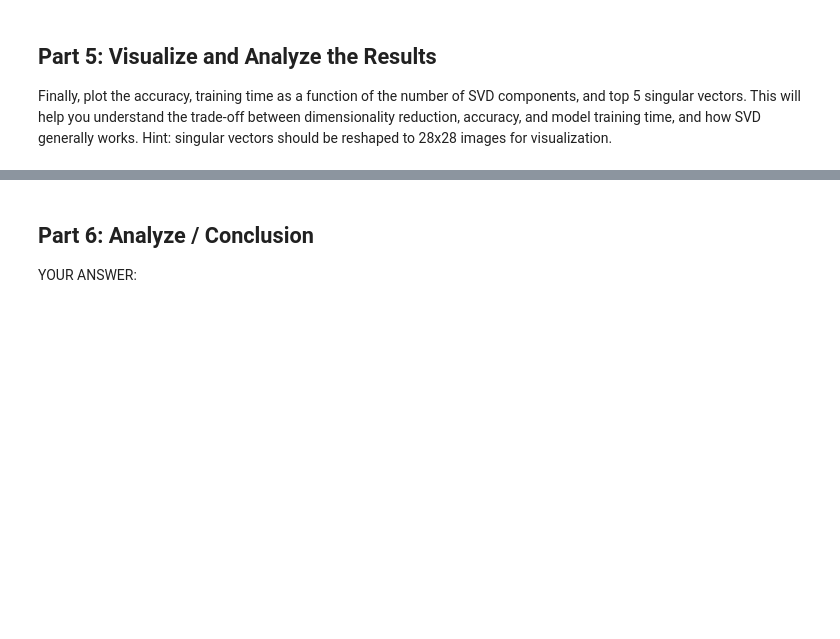
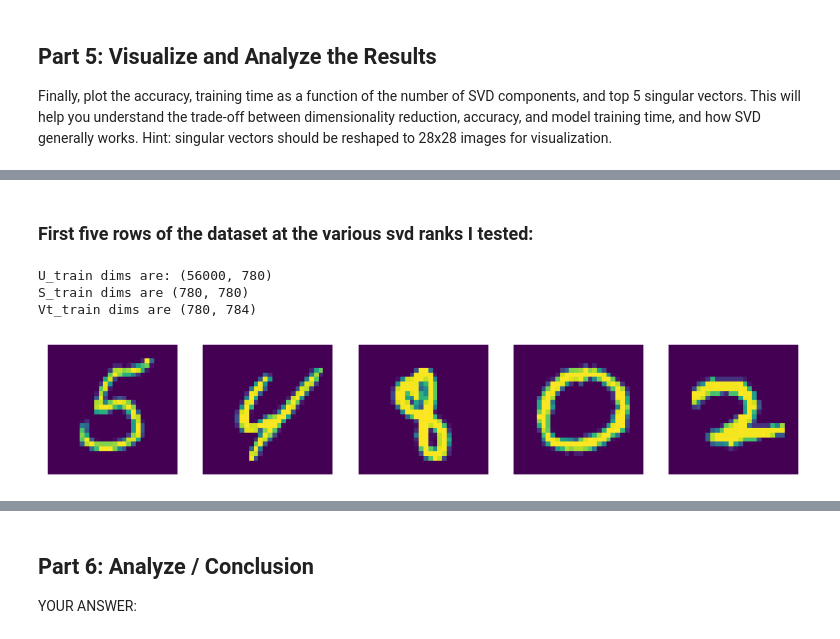
Before and after one commit to pd03-cs-506/pd03-assignment-3, a Jupyter notebook: assignment3.ipynb, the cells around one changed output, grey strips where cells are left out. Saved outputs shown, nothing was run; the diff lists cells and outputs as text; code cells hidden in the pictures; blank space fills up the shorter version.

```diff
--- a/assignment3.ipynb
+++ b/assignment3.ipynb
@@ -45,3 +46,8 @@ X_train, X_test, y_train, y_test = train_test_split(X, y, test_size=0.2, random_
 Loading MNIST dataset...
 # %% [markdown]
 ## Part 2: Implement SVD for Dimensionality Reduction
+# %%
+def get_A_t_A(dataset):
+    A_transpose = np.transpose(dataset)
+    A_t_A = np.dot(A_transpose, dataset)
+    return A_t_A
@@ -47,0 +107,8 @@ Loading MNIST dataset...
+# %%
+# X_train is 56000 × 784
+def get_U_matrix(dataset, V_t, S):
+    # U = A * V * S_inv
+    S_inv = np.linalg.pinv(S)
+    U_matrix = np.dot(dataset, np.dot(np.transpose(V_t), S_inv))
+
+    return U_matrix
@@ -48,6 +137,15 @@ Loading MNIST dataset...
 # %%
+# A = USV^T
 def apply_svd_custom(X_train, X_test, n_components):
-    raise NotImplementedError("Your implementation here...")
+    U_train, S_train, Vt_train = get_svd(X_train, n_components)
+    U_test, S_test, Vt_test = get_svd(X_test, n_components)
+
+    # dimenson mismatch issues??
+    print(f"U_train dims are: {U_train.shape}\nS_train dims are {S_train.shape}\nVt_train dims are {Vt_train.shape}")
+    train_reduced = np.dot(U_train, np.dot(S_train, Vt_train))
+    test_reduced = np.dot(U_test, np.dot(S_test, Vt_test))
+
+    return train_reduced, test_reduced
 # %% [markdown]
 ## Part 3: Train Logistic Regression and Measure Performance
 # %%
@@ -94,0 +286,21 @@ Finally, plot the accuracy, training time as a function of the number of SVD com
+# %% [markdown]
+### First five rows of the dataset at the various svd ranks I tested:
+# %%
+n_components = 780
+
+X_train_svd, X_test_svd  = apply_svd_custom(X_train, X_test, n_components)
+first_five_images = X_train_svd[:5]
+
+fig, axes = plt.subplots(1, 5, figsize=(10, 2))
+for i in range(5):
+    image = np.array(first_five_images[i]).reshape(28, 28)
+
+    axes[i].imshow(image)
+    axes[i].axis('off')
+
+plt.show()
+# %% [output]
+U_train dims are: (56000, 780)
+S_train dims are (780, 780)
+Vt_train dims are (780, 784)
+[figure, added]
```
Also changed, not shown: parts of 18 cells of this notebook, 1 other file.
